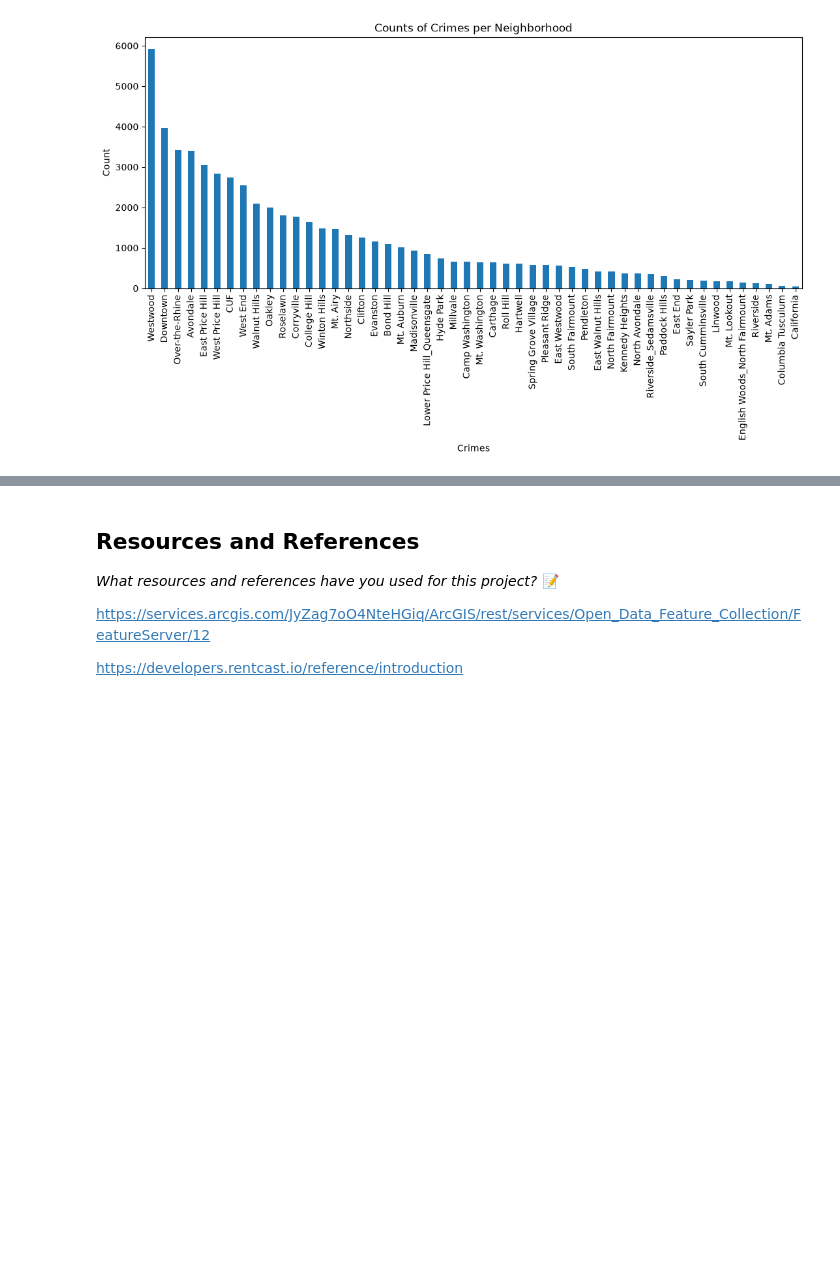
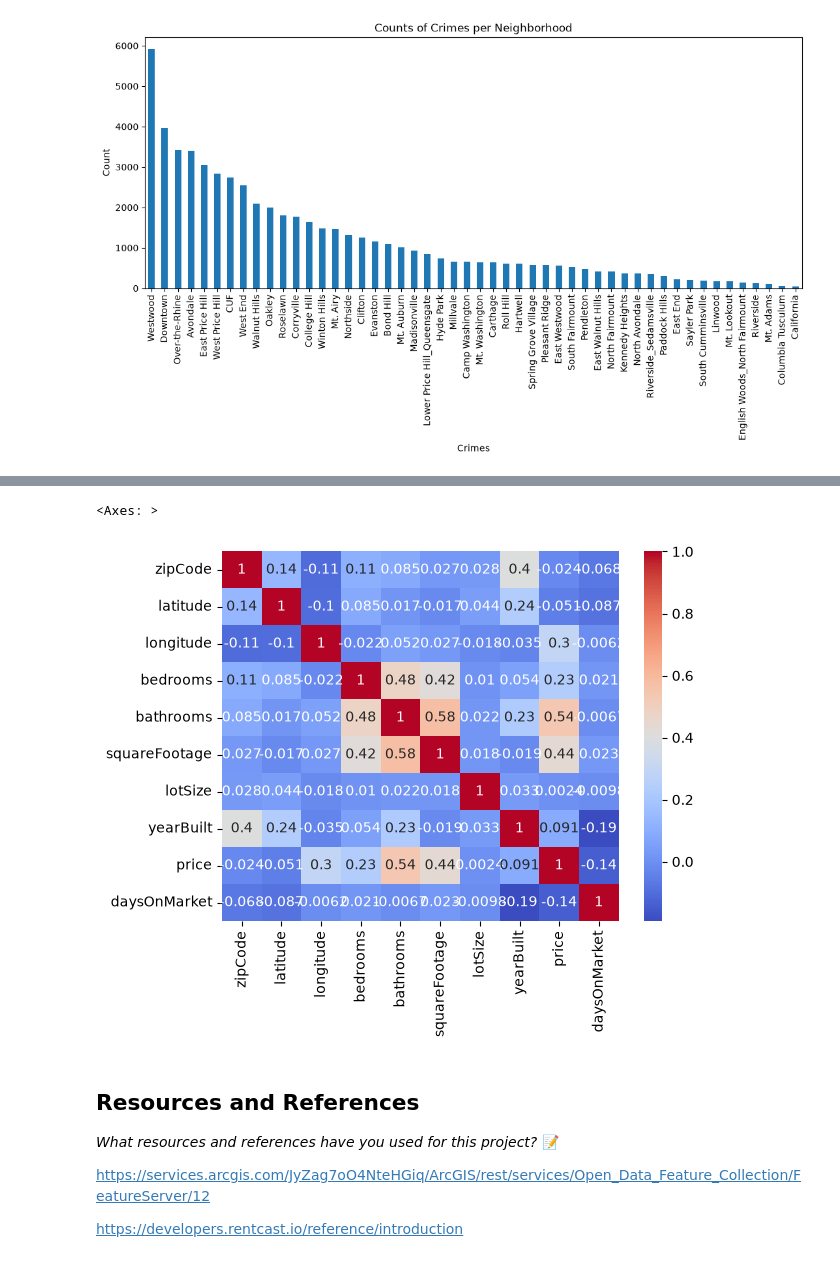
Before and after one commit to IT4063C-Fall2026/data-tech-analytics-final-project-sagebushstone, a Jupyter notebook: source.ipynb, the cells around one changed output, grey strips where cells are left out. Drawn from its saved outputs; the diff is of its cells as text; code cells hidden in the pictures; blank space fills up the shorter version.

```diff
--- a/source.ipynb
+++ b/source.ipynb
@@ -303,3 +315,9 @@ plt.show()
+# %%
+corrmatrix = listingdf.corr(numeric_only=True)
+sns.heatmap(corrmatrix, annot=True, cmap='coolwarm')
+# %% [output]
+<Axes: >
+[figure, added]
 # %% [markdown]
 ## Resources and References
 *What resources and references have you used for this project?*
```
Also changed, not shown: parts of 3 cells of this notebook, 2 other files.
